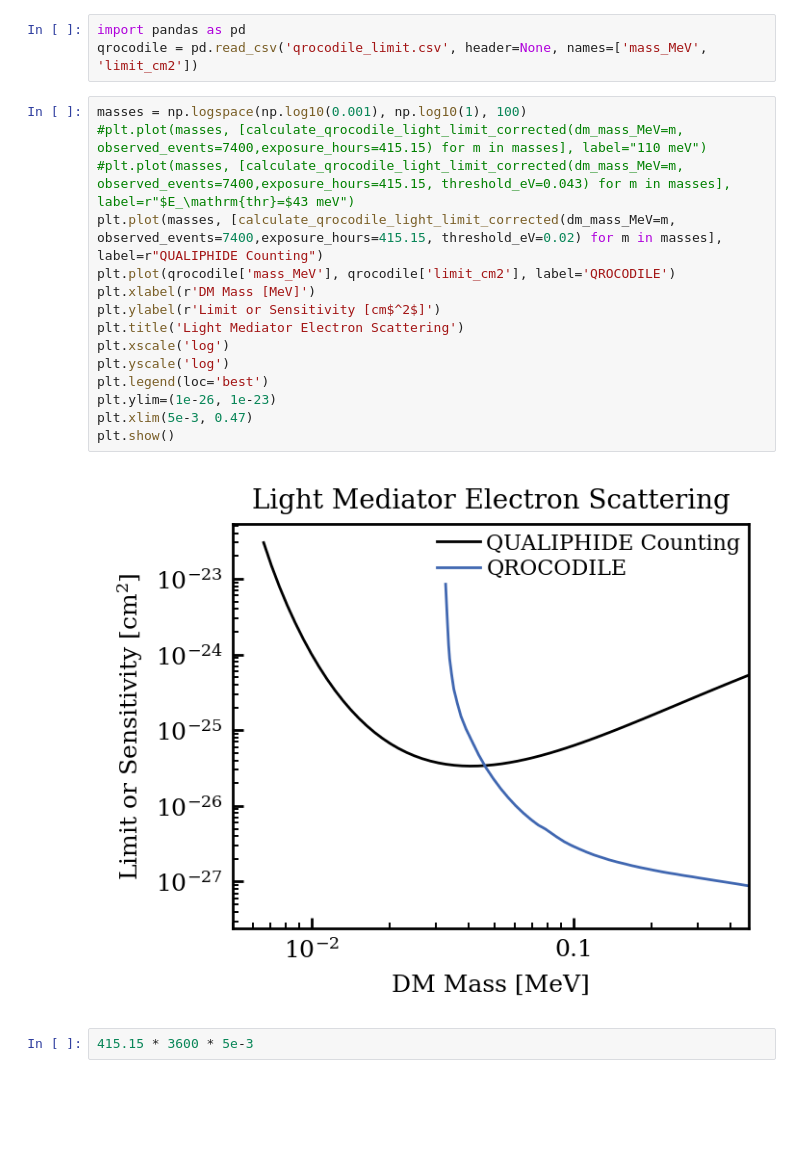
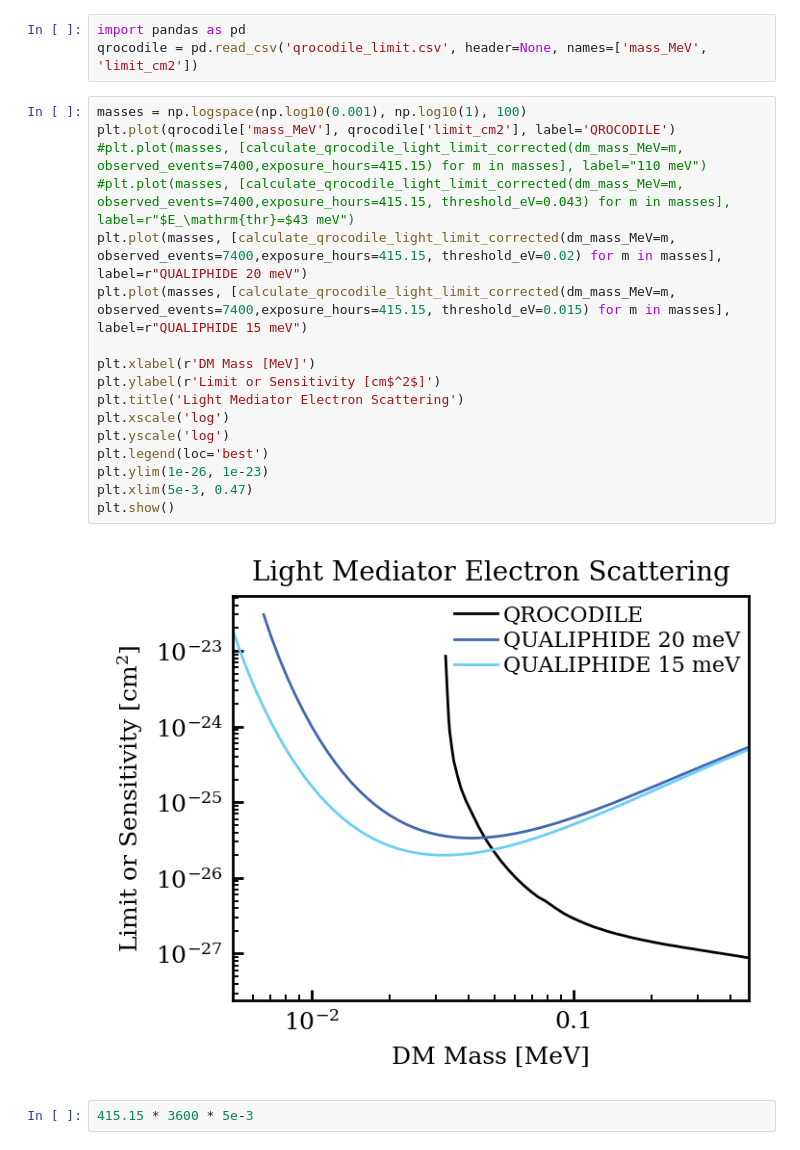
Before and after one commit to FaroutYLq/axioph, a Jupyter notebook: Directionality/rate_in_sc.ipynb, the cells around one changed output. Saved outputs shown, nothing was run; the diff lists cells and outputs as text; blank space fills up the shorter version.

```diff
--- a/Directionality/rate_in_sc.ipynb
+++ b/Directionality/rate_in_sc.ipynb
@@ -339,21 +344,23 @@ import pandas as pd
 qrocodile = pd.read_csv('qrocodile_limit.csv', header=None, names=['mass_MeV', 'limit_cm2'])
 # %%
 masses = np.logspace(np.log10(0.001), np.log10(1), 100)
+plt.plot(qrocodile['mass_MeV'], qrocodile['limit_cm2'], label='QROCODILE')
 #plt.plot(masses, [calculate_qrocodile_light_limit_corrected(dm_mass_MeV=m, observed_events=7400,exposure_hours=415.15) for m in masses], label="110 meV")
 #plt.plot(masses, [calculate_qrocodile_light_limit_corrected(dm_mass_MeV=m, observed_events=7400,exposure_hours=415.15, threshold_eV=0.043) for m in masses], label=r"$E_\mathrm{thr}=$43 meV")
-plt.plot(masses, [calculate_qrocodile_light_limit_corrected(dm_mass_MeV=m, observed_events=7400,exposure_hours=415.15, threshold_eV=0.02) for m in masses], label=r"QUALIPHIDE Counting")
-plt.plot(qrocodile['mass_MeV'], qrocodile['limit_cm2'], label='QROCODILE')
+plt.plot(masses, [calculate_qrocodile_light_limit_corrected(dm_mass_MeV=m, observed_events=7400,exposure_hours=415.15, threshold_eV=0.02) for m in masses], label=r"QUALIPHIDE 20 meV")
+plt.plot(masses, [calculate_qrocodile_light_limit_corrected(dm_mass_MeV=m, observed_events=7400,exposure_hours=415.15, threshold_eV=0.015) for m in masses], label=r"QUALIPHIDE 15 meV")
+
 plt.xlabel(r'DM Mass [MeV]')
 plt.ylabel(r'Limit or Sensitivity [cm$^2$]')
 plt.title('Light Mediator Electron Scattering')
 plt.xscale('log')
 plt.yscale('log')
 plt.legend(loc='best')
-plt.ylim=(1e-26, 1e-23)
+plt.ylim(1e-26, 1e-23)
 plt.xlim(5e-3, 0.47)
 plt.show()
 # %% [output]
-[figure, old version]
+[figure, new version]
 # %%
 415.15 * 3600 * 5e-3
 # %% [output]
```
Also changed, not shown: parts of 12 cells of this notebook, 3 other files.
